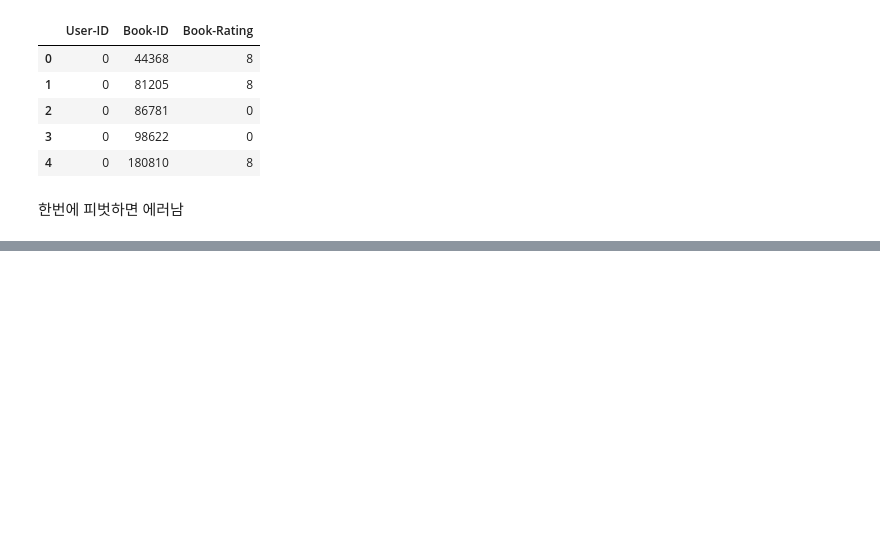
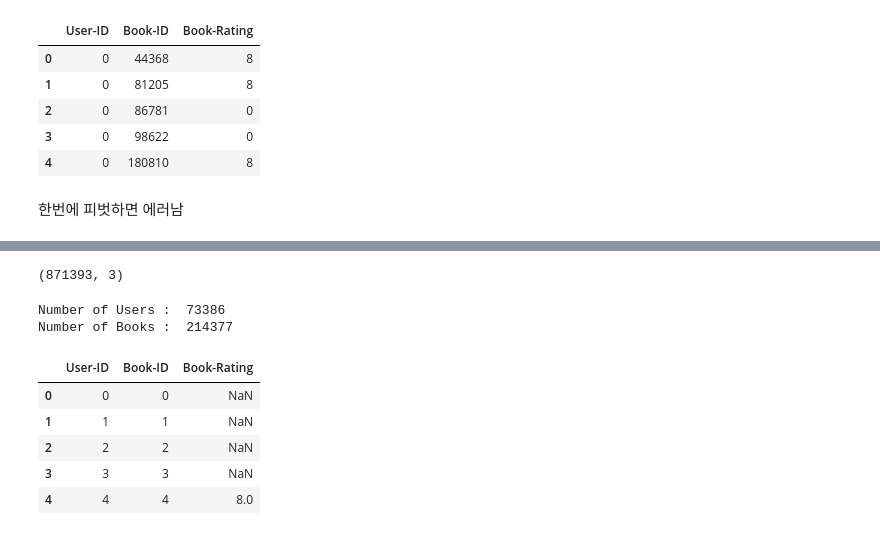
Before and after one commit to ericyun95/dacon_bookrecsys, a Jupyter notebook: dacon_test_0505.ipynb, the cells around one changed output, grey strips where cells are left out. Saved outputs shown, nothing was run; the diff lists cells and outputs as text; code cells hidden in the pictures; blank space fills up the shorter version.

```diff
--- a/dacon_test_0505.ipynb
+++ b/dacon_test_0505.ipynb
@@ -152,3 +152,7 @@ df.head()
 | 4 | 0 | 180810 | 8.0 | 23.0 | sackville, new brunswick, canada | She Who Remembers | Linda Lay Shuler | 1989.0 | ... |
 # %%
 df.to_csv('train_new3.csv', index=False)
+# %%
+new_df.shape
+# %% [output]
+(871393, 3)
@@ -154,0 +161,28 @@ df.to_csv('train_new3.csv', index=False)
+# %%
+rating_train, rating_test = train_test_split(new_df, test_size = 0.2)
+rating_train = rating_train.reset_index()[['User-ID', 'Book-ID', 'Book-Rating']]
+rating_test = rating_test.reset_index()[['User-ID', 'Book-ID', 'Book-Rating']]
+# %%
+def encode_column(column):
+  keys = column.unique()
+  key_to_id = {key:idx for idx, key in enumerate(keys)}
+  return key_to_id, np.array([key_to_id[x] for x in column]), len(keys)
+
+def encode_df(df):
+  book_ids, df['Book-ID'], num_book = encode_column(df['Book-ID'])
+  user_ids, df['User-ID'], num_user = encode_column(df['User-ID'])
+  return df, num_user, num_book, user_ids, book_ids
+# %%
+rating_df, num_user, num_book, user_ids, book_ids = encode_df(rating_train)
+print("Number of Users : ", num_user)
+print("Number of Books : ", num_book)
+rating_df.head()
+# %% [output]
+Number of Users :  73386
+Number of Books :  214377
+|  | User-ID | Book-ID | Book-Rating |
+| 0 | 0 | 0 | NaN |
+| 1 | 1 | 1 | NaN |
+| 2 | 2 | 2 | NaN |
+| 3 | 3 | 3 | NaN |
+| 4 | 4 | 4 | 8.0 |
```
Also changed, not shown: parts of 11 cells of this notebook.
